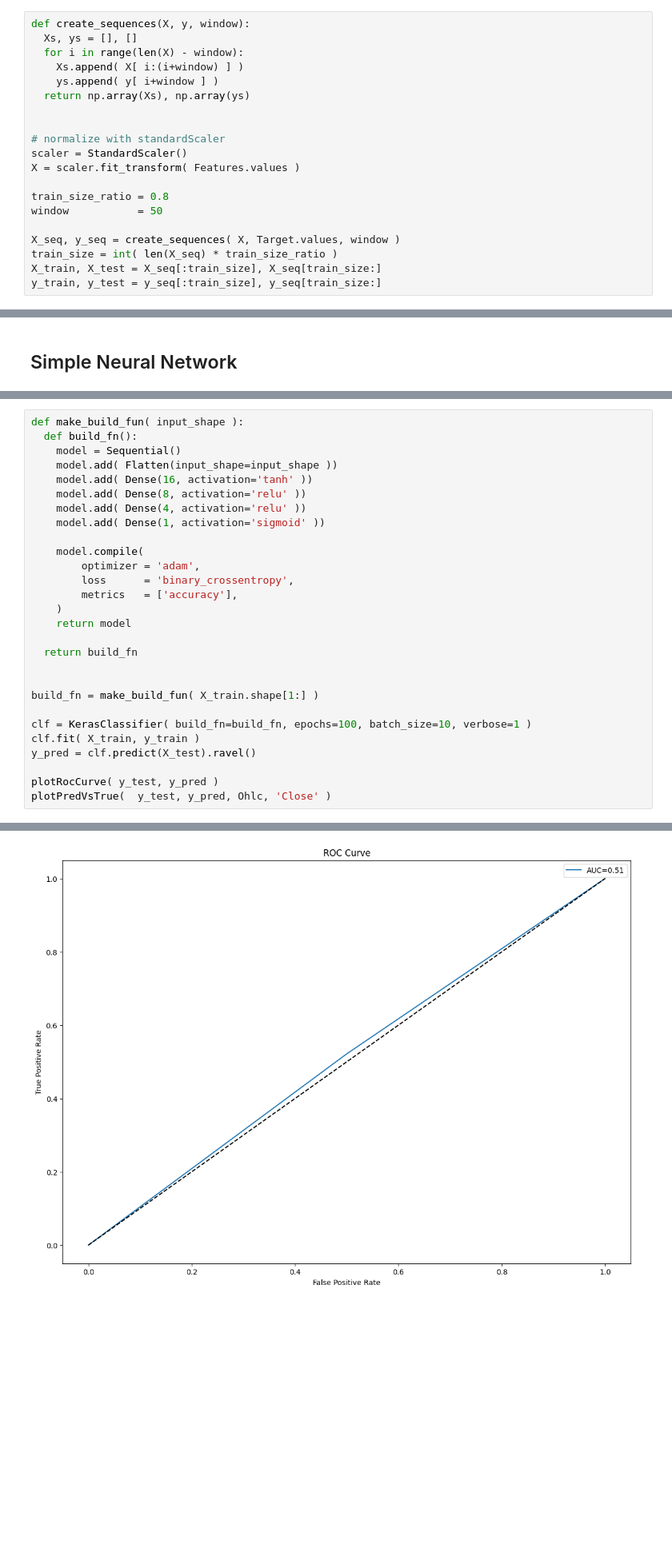
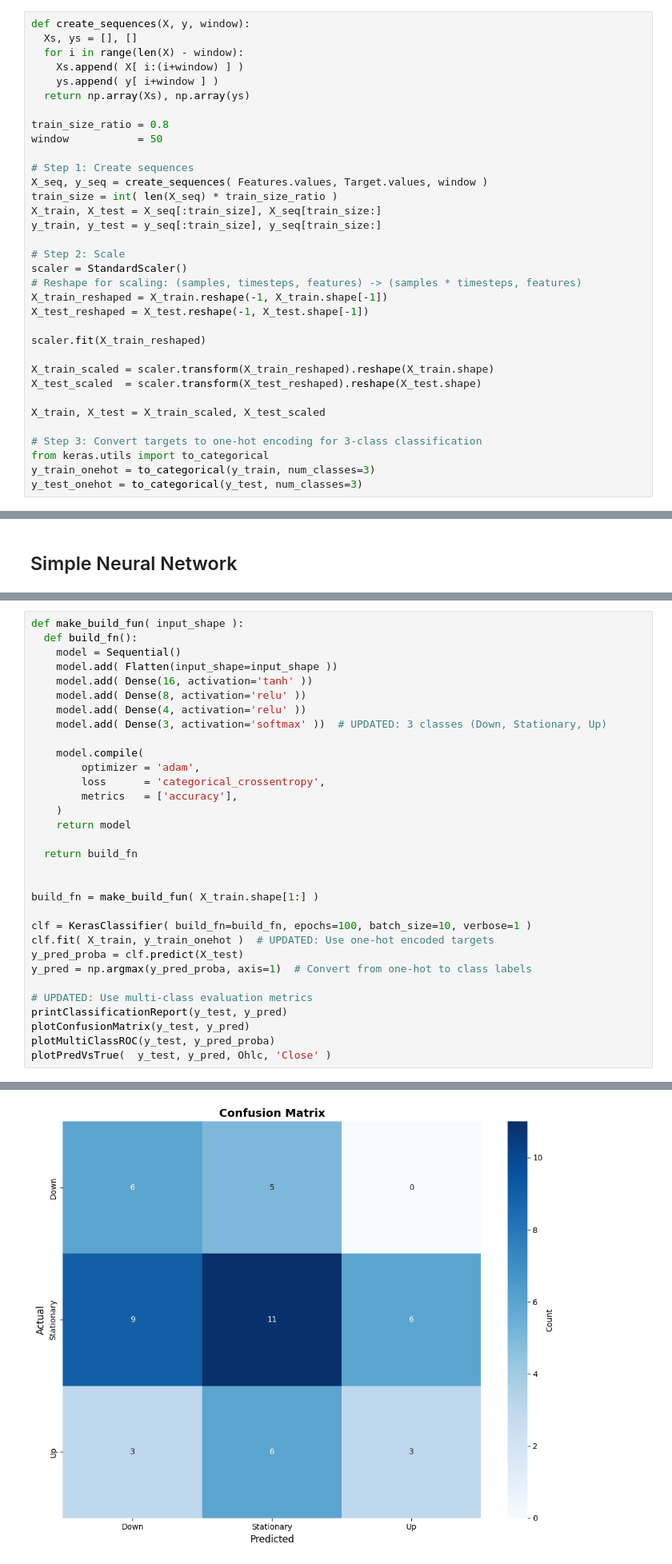
Before and after one commit to pyt3r/springboard-package, a Jupyter notebook: capstone/3_Model.ipynb, the cells around one changed output, grey strips where cells are left out. Shown at 80% size. Saved outputs shown, nothing was run; the diff lists cells and outputs as text; blank space fills up the shorter version.

```diff
--- a/capstone/3_Model.ipynb
+++ b/capstone/3_Model.ipynb
@@ -96,18 +132,32 @@ def create_sequences(X, y, window):
     ys.append( y[ i+window ] )
   return np.array(Xs), np.array(ys)
 
-
-# normalize with standardScaler
-scaler = StandardScaler()
-X = scaler.fit_transform( Features.values )
-
 train_size_ratio = 0.8
 window           = 50
 
-X_seq, y_seq = create_sequences( X, Target.values, window )
+# Step 1: Create sequences
+X_seq, y_seq = create_sequences( Features.values, Target.values, window )
 train_size = int( len(X_seq) * train_size_ratio )
 X_train, X_test = X_seq[:train_size], X_seq[train_size:]
 y_train, y_test = y_seq[:train_size], y_seq[train_size:]
+
+# Step 2: Scale
+scaler = StandardScaler()
+# Reshape for scaling: (samples, timesteps, features) -> (samples * timesteps, features)
+X_train_reshaped = X_train.reshape(-1, X_train.shape[-1])
+X_test_reshaped = X_test.reshape(-1, X_test.shape[-1])
+
+scaler.fit(X_train_reshaped)
+
+X_train_scaled = scaler.transform(X_train_reshaped).reshape(X_train.shape)
+X_test_scaled  = scaler.transform(X_test_reshaped).reshape(X_test.shape)
+
+X_train, X_test = X_train_scaled, X_test_scaled
+
+# Step 3: Convert targets to one-hot encoding for 3-class classification
+from keras.utils import to_categorical
+y_train_onehot = to_categorical(y_train, num_classes=3)
+y_test_onehot = to_categorical(y_test, num_classes=3)
 # %%
 # check multivariate timeseries shape
 X_train.shape, y_train.shape
@@ -166,11 +289,11 @@ def make_build_fun( input_shape ):
     model.add( Dense(16, activation='tanh' ))
     model.add( Dense(8, activation='relu' ))
     model.add( Dense(4, activation='relu' ))
-    model.add( Dense(1, activation='sigmoid' ))
+    model.add( Dense(3, activation='softmax' ))  # UPDATED: 3 classes (Down, Stationary, Up)
 
     model.compile(
         optimizer = 'adam',
-        loss      = 'binary_crossentropy',
+        loss      = 'categorical_crossentropy',
         metrics   = ['accuracy'],
     )
     return model
@@ -181,10 +304,14 @@ def make_build_fun( input_shape ):
 build_fn = make_build_fun( X_train.shape[1:] )
 
 clf = KerasClassifier( build_fn=build_fn, epochs=100, batch_size=10, verbose=1 )
-clf.fit( X_train, y_train )
-y_pred = clf.predict(X_test).ravel()
+clf.fit( X_train, y_train_onehot )  # UPDATED: Use one-hot encoded targets
+y_pred_proba = clf.predict(X_test)
+y_pred = np.argmax(y_pred_proba, axis=1)  # Convert from one-hot to class labels
 
-plotRocCurve( y_test, y_pred )
+# UPDATED: Use multi-class evaluation metrics
+printClassificationReport(y_test, y_pred)
+plotConfusionMatrix(y_test, y_pred)
+plotMultiClassROC(y_test, y_pred_proba)
 plotPredVsTrue(  y_test, y_pred, Ohlc, 'Close' )
 # %% [output]
 Epoch 1/100
@@ -207 +334 @@ Epoch 100/100
-[figure, old version]
+[figure, new version]
```
Also changed, not shown: parts of 23 cells of this notebook.
